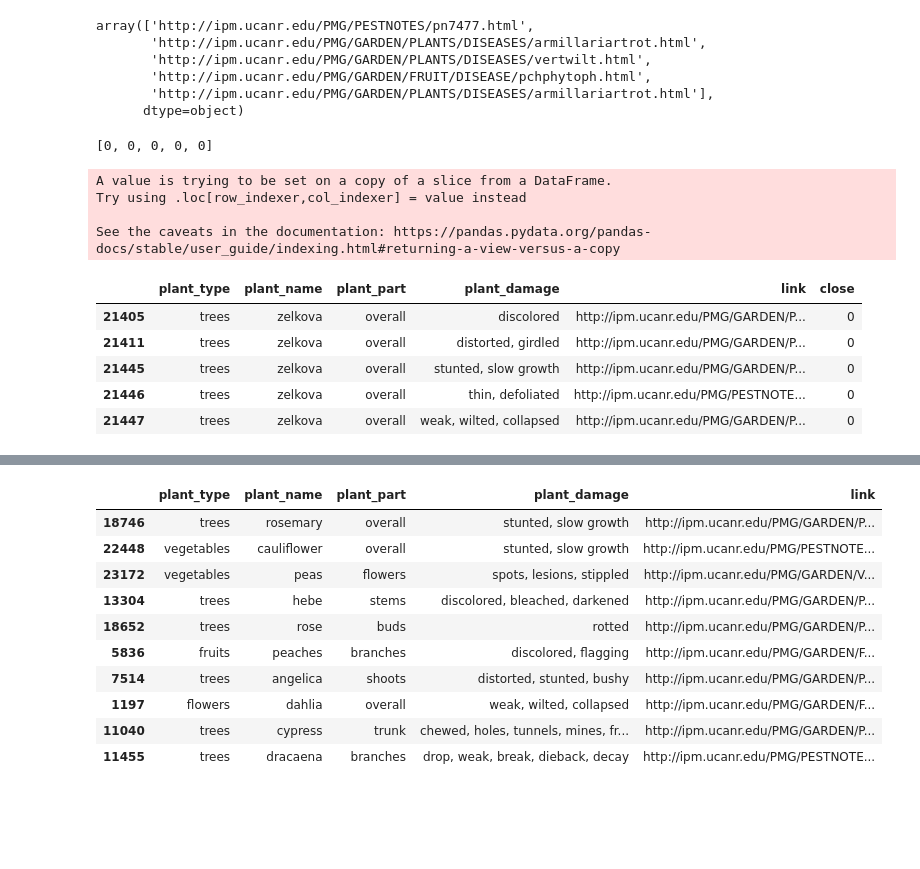
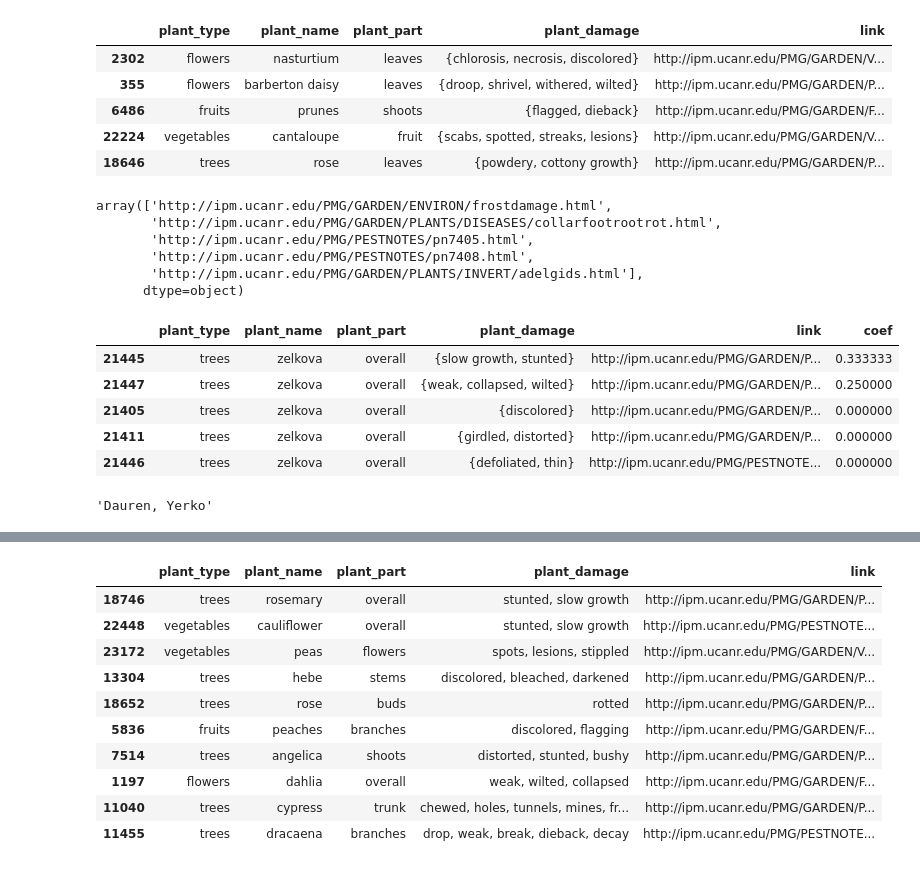
Before and after one commit to biddy1618/askchatbot, a Jupyter notebook: actions/plant_matching.ipynb, the cells around one changed output, grey strips where cells are left out. Saved outputs shown, nothing was run; the diff lists cells and outputs as text; code cells hidden in the pictures; blank space fills up the shorter version.

```diff
--- a/actions/plant_matching.ipynb
+++ b/actions/plant_matching.ipynb
@@ -4,37 +4,47 @@ import difflib
 # %%
 df = pd.read_pickle('./static/plant_tree.pkl')
 # %%
-df['link'].sample(5).values
+df.sample(5)
 # %% [output]
-array(['http://ipm.ucanr.edu/PMG/PESTNOTES/pn7477.html',
-       'http://ipm.ucanr.edu/PMG/GARDEN/PLANTS/DISEASES/armillariartrot.html',
-       'http://ipm.ucanr.edu/PMG/GARDEN/PLANTS/DISEASES/vertwilt.html',
-       'http://ipm.ucanr.edu/PMG/GARDEN/FRUIT/DISEASE/pchphytoph.html',
-       'http://ipm.ucanr.edu/PMG/GARDEN/PLANTS/DISEASES/armillariartrot.html'],
-      dtype=object)
+|  | plant_type | plant_name | plant_part | plant_damage | link |
+| 2302 | flowers | nasturtium | leaves | {chlorosis, necrosis, discolored} | http://ipm.ucanr.edu/PMG/GARDEN/V... |
+| 355 | flowers | barberton daisy | leaves | {droop, shrivel, withered, wilted} | http://ipm.ucanr.edu/PMG/GARDEN/P... |
+| 6486 | fruits | prunes | shoots | {flagged, dieback} | http://ipm.ucanr.edu/PMG/GARDEN/F... |
+| 22224 | vegetables | cantaloupe | fruit | {scabs, spotted, streaks, lesions} | http://ipm.ucanr.edu/PMG/GARDEN/V... |
+| 18646 | trees | rose | leaves | {powdery, cottony growth} | http://ipm.ucanr.edu/PMG/GARDEN/P... |
+# %%
+
+df['link'].sample(5).values
+# %% [output]
+array(['http://ipm.ucanr.edu/PMG/GARDEN/ENVIRON/frostdamage.html',
+       'http://ipm.ucanr.edu/PMG/GARDEN/PLANTS/DISEASES/collarfootrootrot.html',
+       'http://ipm.ucanr.edu/PMG/PESTNOTES/pn7405.html',
+       'http://ipm.ucanr.edu/PMG/PESTNOTES/pn7408.html',
+       'http://ipm.ucanr.edu/PMG/GARDEN/PLANTS/INVERT/adelgids.html'],
+      dtype=object)
 # %%
 plant_type = 'trees'
 # %%
-tmp = df[(df['plant_type'] == 'trees') & (df['plant_name'] == 'zelkova') & (df['plant_part'] == 'overall')]
+df = df[(df['plant_type'] == 'trees') & (df['plant_name'] == 'zelkova') & (df['plant_part'] == 'overall')]
 # %%
-query = 'slow growth, collapsed'
+query = set(['slow growth', 'collapsed'])
-# %%
-[(len(difflib.get_close_matches(query, tmp['plant_damage'], cutoff=0.6)) > 1) * 1 for x in tmp['plant_damage']]
-# %% [output]
-[0, 0, 0, 0, 0]
-# %%
-
-
-tmp['close'] = [(len(difflib.get_close_matches(query, tmp['plant_damage'], cutoff=0.6)) > 1) * 1 for x in tmp['plant_damage']]
-tmp
-# %% [output]
-A value is trying to be set on a copy of a slice from a DataFrame.
-Try using .loc[row_indexer,col_indexer] = value instead
-
-See the caveats in the documentation: https://pandas.pydata.org/pandas-docs/stable/user_guide/indexing.html#returning-a-view-versus-a-copy
-|  | plant_type | plant_name | plant_part | plant_damage | link | close |
-| 21405 | trees | zelkova | overall | discolored | http://ipm.ucanr.edu/PMG/GARDEN/P... | 0 |
-| 21411 | trees | zelkova | overall | distorted, girdled | http://ipm.ucanr.edu/PMG/GARDEN/P... | 0 |
-| 21445 | trees | zelkova | overall | stunted, slow growth | http://ipm.ucanr.edu/PMG/GARDEN/P... | 0 |
-| 21446 | trees | zelkova | overall | thin, defoliated | http://ipm.ucanr.edu/PMG/PESTNOTE... | 0 |
-| 21447 | trees | zelkova | overall | weak, wilted, collapsed | http://ipm.ucanr.edu/PMG/GARDEN/P... | 0 |
+# %%
+def jaccard_coef(s1, s2):
+  return len(s1.intersection(s2)) / len(s1.union(s2))
+# %%
+df.loc[:, 'coef'] = df['plant_damage'].apply(lambda s1: jaccard_coef(s1, query))
+df = df.sort_values('coef', ascending = False)
+# %%
+df
+# %% [output]
+|  | plant_type | plant_name | plant_part | plant_damage | link | coef |
+| 21445 | trees | zelkova | overall | {slow growth, stunted} | http://ipm.ucanr.edu/PMG/GARDEN/P... | 0.333333 |
+| 21447 | trees | zelkova | overall | {weak, collapsed, wilted} | http://ipm.ucanr.edu/PMG/GARDEN/P... | 0.250000 |
+| 21405 | trees | zelkova | overall | {discolored} | http://ipm.ucanr.edu/PMG/GARDEN/P... | 0.000000 |
+| 21411 | trees | zelkova | overall | {girdled, distorted} | http://ipm.ucanr.edu/PMG/GARDEN/P... | 0.000000 |
+| 21446 | trees | zelkova | overall | {defoliated, thin} | http://ipm.ucanr.edu/PMG/PESTNOTE... | 0.000000 |
+# %%
+a = set(['Dauren', 'Yerko'])
+', '.join(a)
+# %% [output]
+'Dauren, Yerko'
```
Also changed, not shown: parts of 1 cell of this notebook, 2 other files.
